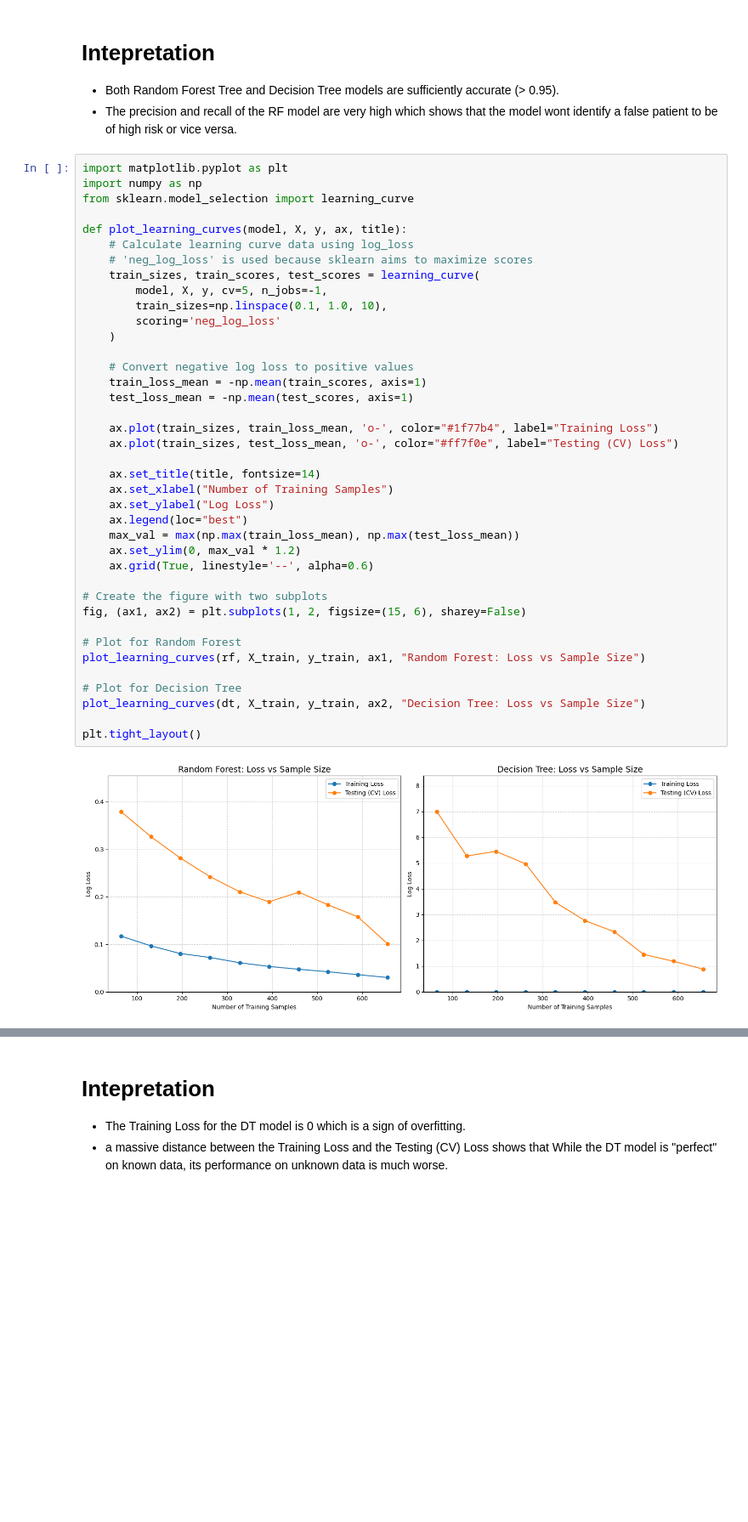
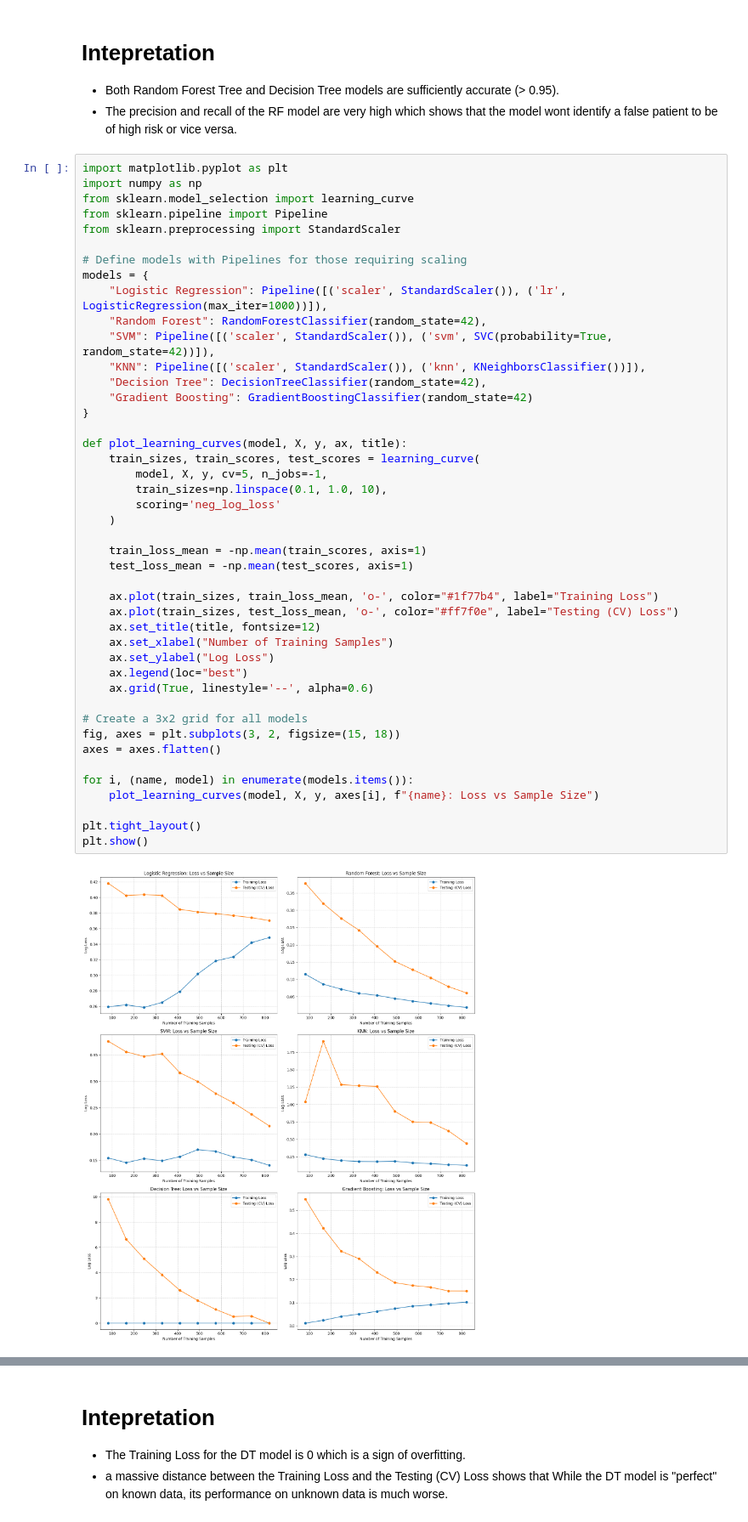
Before and after one commit to NSJayaweera/NCD-Risk_Prediction, a Jupyter notebook: OptimalMLIdentification.ipynb, the cells around one changed output, grey strips where cells are left out. Shown at 85% size. Saved outputs shown, nothing was run; the diff lists cells and outputs as text; blank space fills up the shorter version.

Commit message:
Checked Loss for all models to detect overfitting

```diff
--- a/OptimalMLIdentification.ipynb
+++ b/OptimalMLIdentification.ipynb
@@ -370,44 +370,49 @@ Models agree on all test set samples.
 # %%
 import matplotlib.pyplot as plt
 import numpy as np
 from sklearn.model_selection import learning_curve
+from sklearn.pipeline import Pipeline
+from sklearn.preprocessing import StandardScaler
+
+# Define models with Pipelines for those requiring scaling
+models = {
+    "Logistic Regression": Pipeline([('scaler', StandardScaler()), ('lr', LogisticRegression(max_iter=1000))]),
+    "Random Forest": RandomForestClassifier(random_state=42),
+    "SVM": Pipeline([('scaler', StandardScaler()), ('svm', SVC(probability=True, random_state=42))]),
+    "KNN": Pipeline([('scaler', StandardScaler()), ('knn', KNeighborsClassifier())]),
+    "Decision Tree": DecisionTreeClassifier(random_state=42),
+    "Gradient Boosting": GradientBoostingClassifier(random_state=42)
+}
 
 def plot_learning_curves(model, X, y, ax, title):
-    # Calculate learning curve data using log_loss
-    # 'neg_log_loss' is used because sklearn aims to maximize scores
     train_sizes, train_scores, test_scores = learning_curve(
         model, X, y, cv=5, n_jobs=-1,
         train_sizes=np.linspace(0.1, 1.0, 10),
         scoring='neg_log_loss'
     )
 
-    # Convert negative log loss to positive values
     train_loss_mean = -np.mean(train_scores, axis=1)
     test_loss_mean = -np.mean(test_scores, axis=1)
 
     ax.plot(train_sizes, train_loss_mean, 'o-', color="#1f77b4", label="Training Loss")
     ax.plot(train_sizes, test_loss_mean, 'o-', color="#ff7f0e", label="Testing (CV) Loss")
-
-    ax.set_title(title, fontsize=14)
+    ax.set_title(title, fontsize=12)
     ax.set_xlabel("Number of Training Samples")
     ax.set_ylabel("Log Loss")
     ax.legend(loc="best")
-    max_val = max(np.max(train_loss_mean), np.max(test_loss_mean))
-    ax.set_ylim(0, max_val * 1.2)
     ax.grid(True, linestyle='--', alpha=0.6)
 
-# Create the figure with two subplots
-fig, (ax1, ax2) = plt.subplots(1, 2, figsize=(15, 6), sharey=False)
+# Create a 3x2 grid for all models
+fig, axes = plt.subplots(3, 2, figsize=(15, 18))
+axes = axes.flatten()
 
-# Plot for Random Forest
-plot_learning_curves(rf, X_train, y_train, ax1, "Random Forest: Loss vs Sample Size")
-
-# Plot for Decision Tree
-plot_learning_curves(dt, X_train, y_train, ax2, "Decision Tree: Loss vs Sample Size")
+for i, (name, model) in enumerate(models.items()):
+    plot_learning_curves(model, X, y, axes[i], f"{name}: Loss vs Sample Size")
 
 plt.tight_layout()
+plt.show()
 # %% [output]
-[figure, old version]
+[figure, new version]
 # %%
 import pandas as pd
 import numpy as np
```
Also changed, not shown: parts of 11 cells of this notebook.
